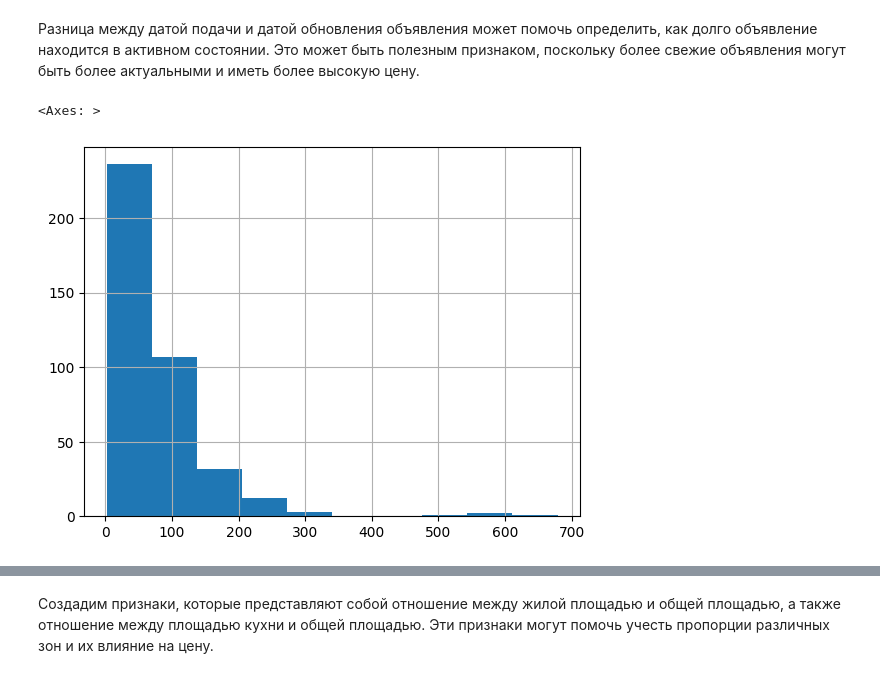
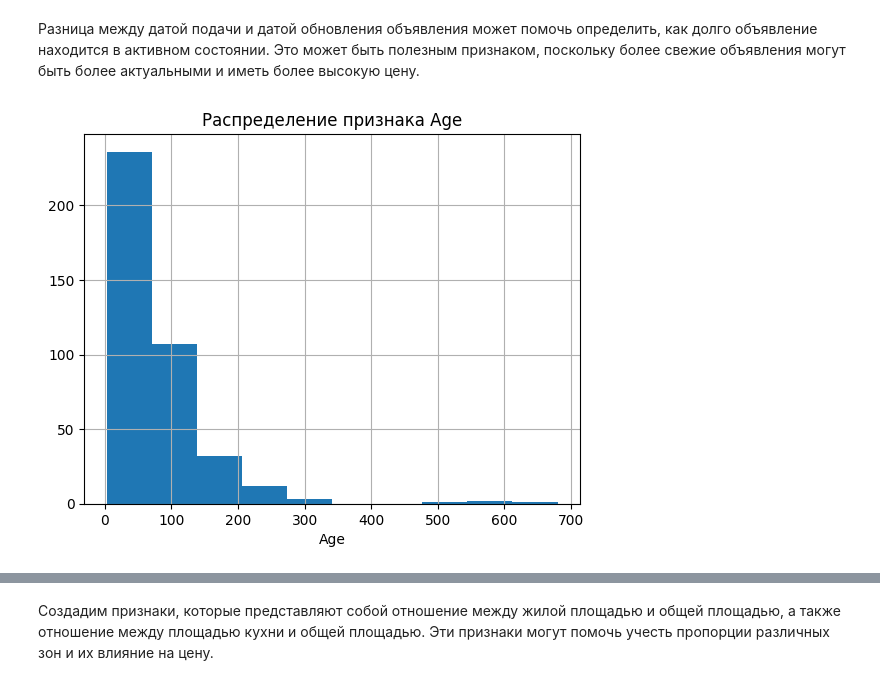
Before and after one commit to ZigangareevaS/test_belka, a Jupyter notebook: housing_price.ipynb, the cells around one changed output, grey strips where cells are left out. Drawn from its saved outputs; the diff is of its cells as text; code cells hidden in the pictures.

```diff
--- a/housing_price.ipynb
+++ b/housing_price.ipynb
@@ -430,5 +427,8 @@ df['age'] = (datetime.datetime.today() - df['date_app']) / np.timedelta64 ( 1 ,
-# %%
-df['age'].hist()
-# %% [output]
-<Axes: >
-[figure, removed]
+# %%
+# Оценим распределение признака age
+df['age'].hist()
+plt.title('Распределение признака Age')
+plt.xlabel('Age')
+plt.show()
+# %% [output]
+[figure, added]
```
Also changed, not shown: parts of 107 cells of this notebook.
